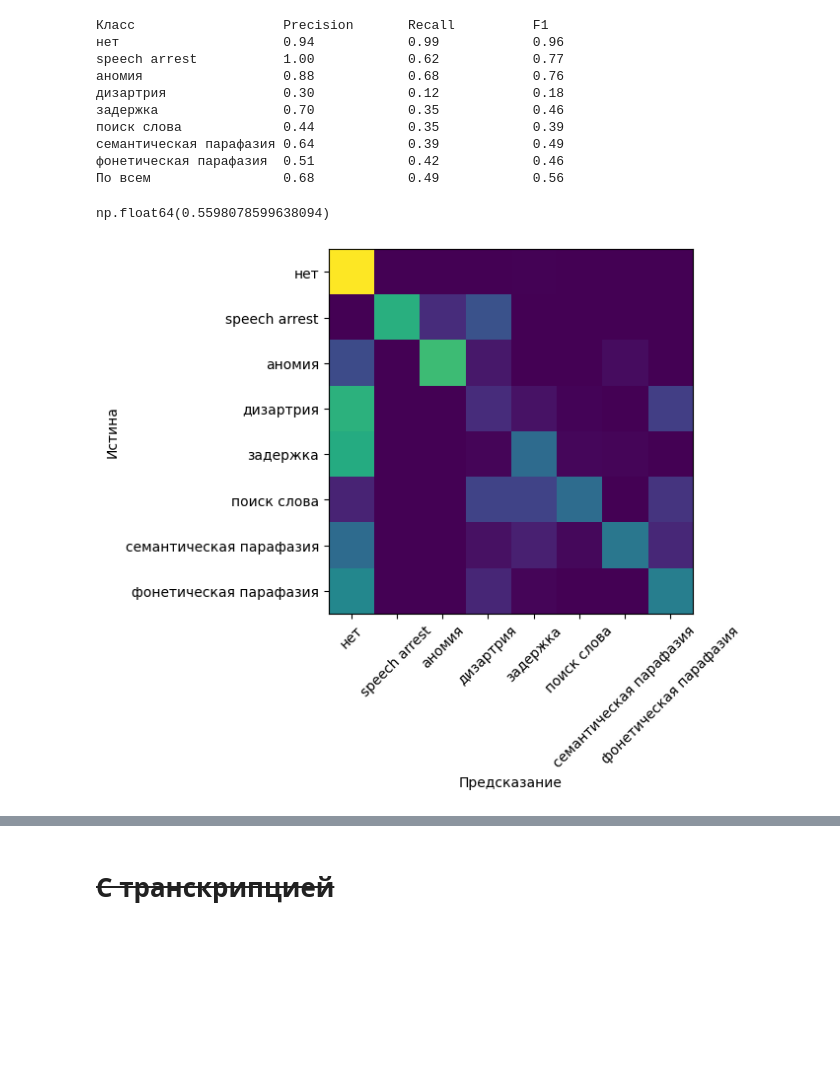
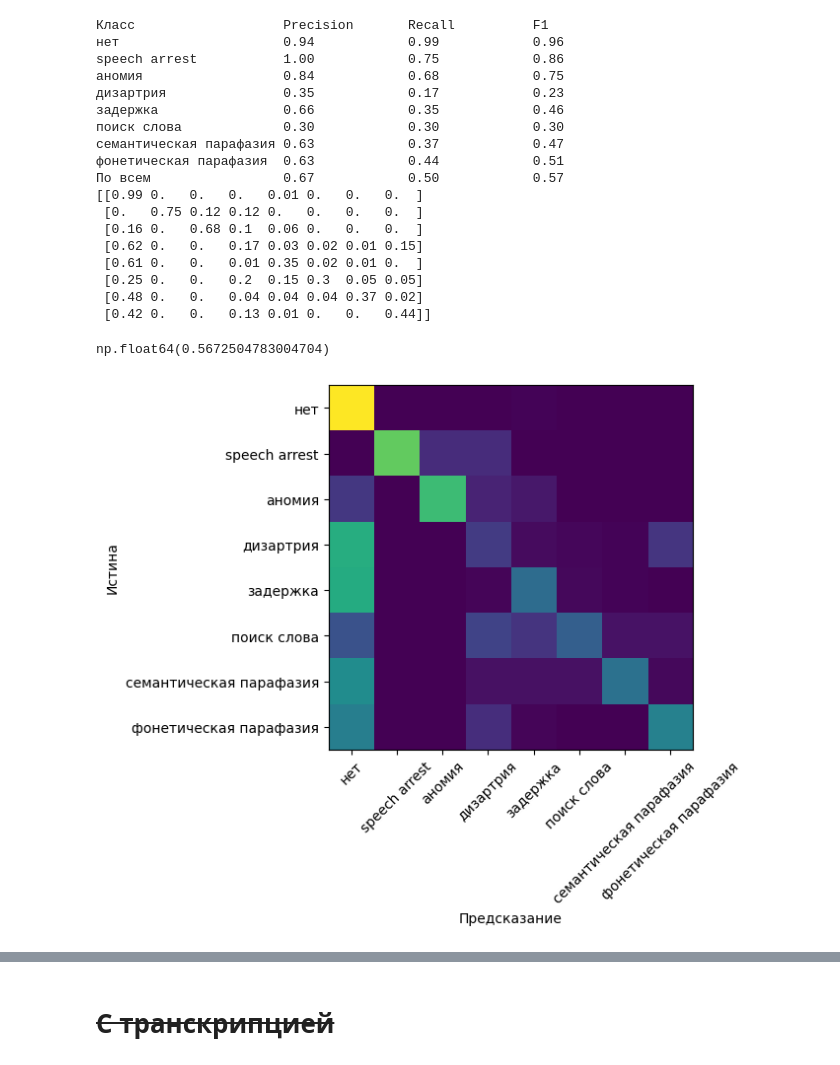
Before and after one commit to vmgorelikov/Automated-Classification-of-Language-Eloquent-Areas-in-Neurotypical-Individuals, a Jupyter notebook: notebooks/final_evaluations.ipynb, the cells around one changed output, grey strips where cells are left out. Drawn from its saved outputs; the diff is of its cells as text; code cells hidden in the pictures; blank space fills up the shorter version.

```diff
--- a/notebooks/final_evaluations.ipynb
+++ b/notebooks/final_evaluations.ipynb
@@ -108,21 +108,29 @@ def evaluate(model: BaseEstimator,
 
     return f1[np.logical_not(np.isnan(precision))].mean()
 # %%
-evaluate(DecisionTreeClassifier(max_depth=12,
+evaluate(DecisionTreeClassifier(max_depth=11,
                                 random_state=SEED))
 # %% [output]
 Класс                   Precision       Recall          F1
 нет                     0.94            0.99            0.96
-speech arrest           1.00            0.62            0.77
-аномия                  0.88            0.68            0.76
-дизартрия               0.30            0.12            0.18
-задержка                0.70            0.35            0.46
-поиск слова             0.44            0.35            0.39
-семантическая парафазия 0.64            0.39            0.49
-фонетическая парафазия  0.51            0.42            0.46
-По всем                 0.68            0.49            0.56
+speech arrest           1.00            0.75            0.86
+аномия                  0.84            0.68            0.75
+дизартрия               0.35            0.17            0.23
+задержка                0.66            0.35            0.46
+поиск слова             0.30            0.30            0.30
+семантическая парафазия 0.63            0.37            0.47
+фонетическая парафазия  0.63            0.44            0.51
+По всем                 0.67            0.50            0.57
+[[0.99 0.   0.   0.   0.01 0.   0.   0.  ]
+ [0.   0.75 0.12 0.12 0.   0.   0.   0.  ]
+ [0.16 0.   0.68 0.1  0.06 0.   0.   0.  ]
+ [0.62 0.   0.   0.17 0.03 0.02 0.01 0.15]
+ [0.61 0.   0.   0.01 0.35 0.02 0.01 0.  ]
+ [0.25 0.   0.   0.2  0.15 0.3  0.05 0.05]
+ [0.48 0.   0.   0.04 0.04 0.04 0.37 0.02]
+ [0.42 0.   0.   0.13 0.01 0.   0.   0.44]]
-np.float64(0.5598078599638094)
+np.float64(0.5672504783004704)
-[figure, old version]
+[figure, new version]
 # %%
 evaluate(RandomForestClassifier(random_state=SEED))
 # %% [output]
```
Also changed, not shown: parts of 4 cells of this notebook, 2 other files.
